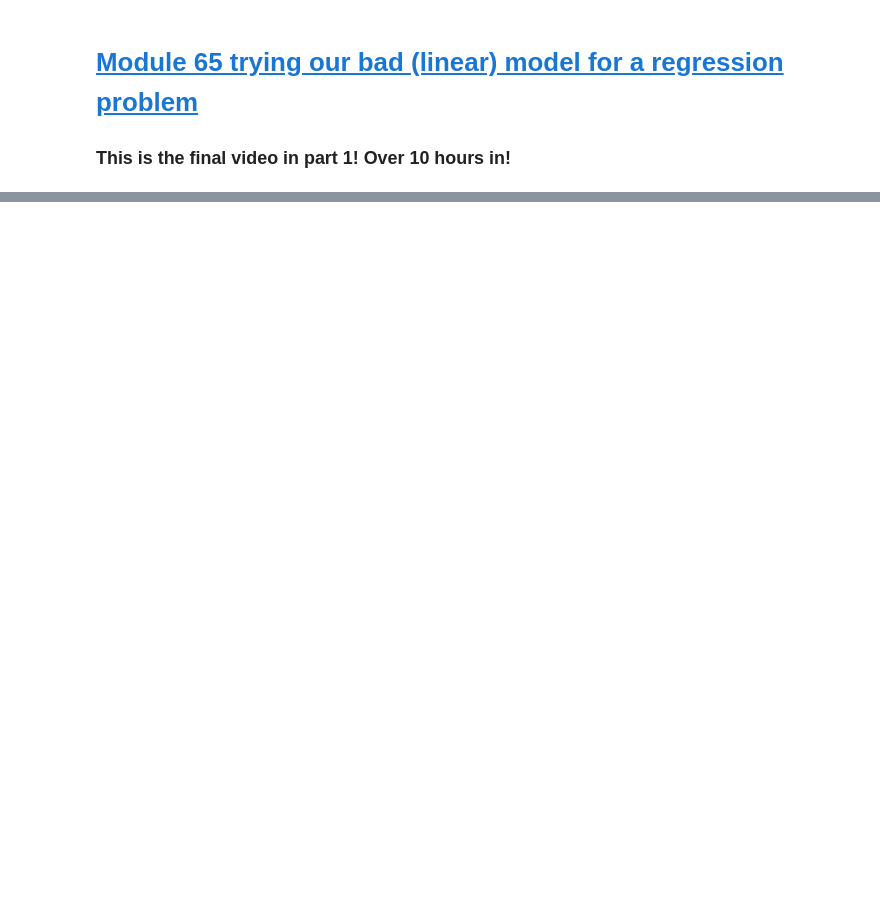
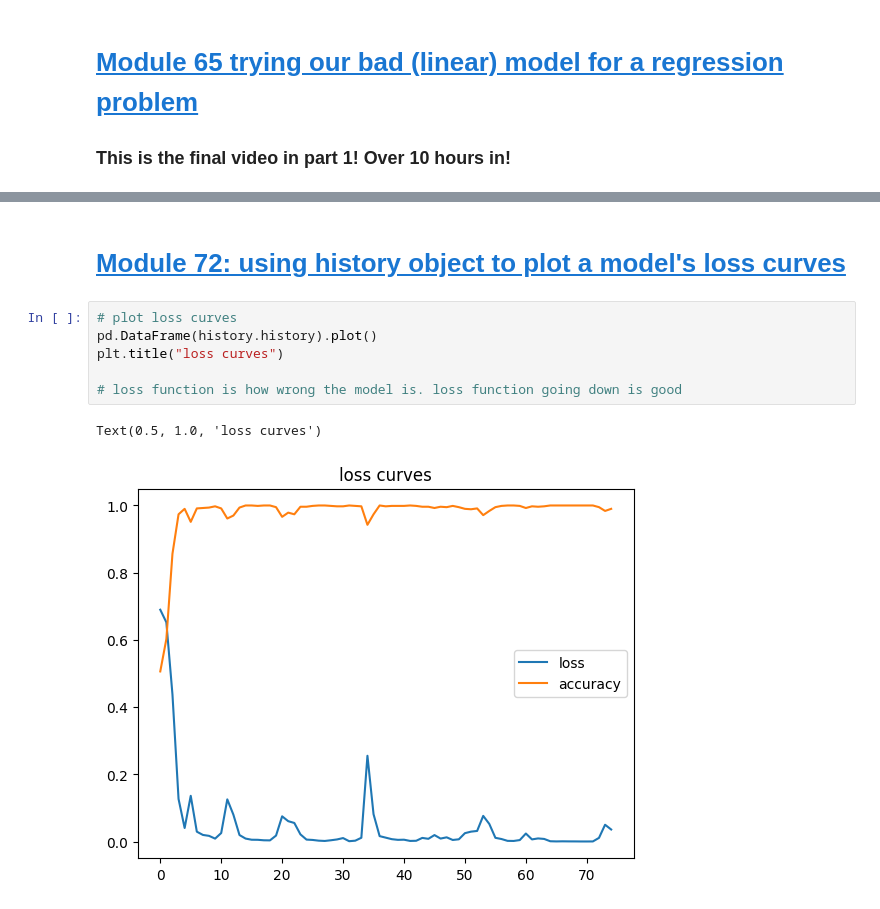
Before and after one commit to nripstein/Tensorflow-Tutorial, a Jupyter notebook: neural-network-classification.ipynb, the cells around one changed output, grey strips where cells are left out. Saved outputs shown, nothing was run; the diff lists cells and outputs as text; blank space fills up the shorter version.

```diff
--- a/neural-network-classification.ipynb
+++ b/neural-network-classification.ipynb
@@ -242,0 +323,11 @@ Epoch 100/100
+# %% [markdown]
+# [Module 72: using history object to plot a model's loss curves](https://youtu.be/ZUKz4125WNI?t=3872)
+# %%
+# plot loss curves
+pd.DataFrame(history.history).plot()
+plt.title("loss curves")
+
+# loss function is how wrong the model is. loss function going down is good
+# %% [output]
+Text(0.5, 1.0, 'loss curves')
+[figure, added]
```
Also changed, not shown: parts of 20 cells of this notebook, 1 other file.
